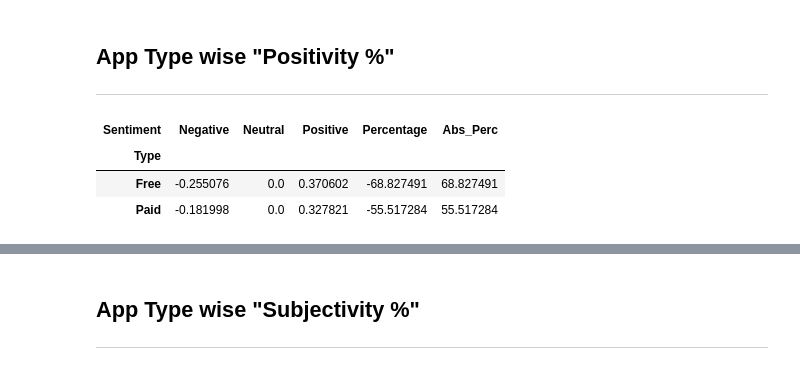
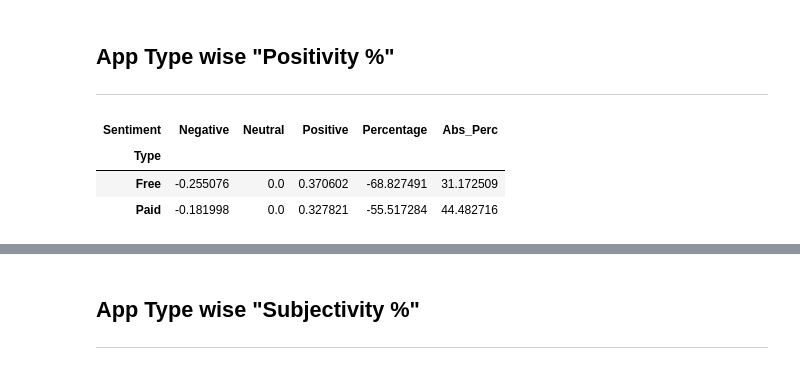
Before and after one commit to Sanddeep-K/Capstone_1_EDA_Play_Store_App_Review, a Jupyter notebook: Sandeep_K_Capstone_1_EDA_Play_Store_App_Review.ipynb, the cells around one changed output, grey strips where cells are left out. Cells and saved outputs as stored; diff of their text form; code cells hidden in the pictures.

```diff
--- a/Sandeep_K_Capstone_1_EDA_Play_Store_App_Review.ipynb
+++ b/Sandeep_K_Capstone_1_EDA_Play_Store_App_Review.ipynb
@@ -3192,14 +3247,14 @@ title = ax.set_title('Sentiment Polarity Distribution')
 # %%
 free_paid_pivot = pd.pivot_table(merg_sent_df, values='Sentiment_Polarity', index='Type', columns='Sentiment',aggfunc='mean')
 
 free_paid_pivot['Percentage'] = free_paid_pivot['Negative'] / free_paid_pivot['Positive'] *100
-free_paid_pivot['Abs_Perc'] = free_paid_pivot['Percentage'].abs()
+free_paid_pivot['Abs_Perc'] = 100 - (free_paid_pivot['Percentage'].abs())
 free_paid_pivot
 # %% [output]
 | Sentiment | Negative | Neutral | Positive | Percentage | Abs_Perc |
 | Type |  |  |  |  |  |
-| Free | -0.255076 | 0.0 | 0.370602 | -68.827491 | 68.827491 |
-| Paid | -0.181998 | 0.0 | 0.327821 | -55.517284 | 55.517284 |
+| Free | -0.255076 | 0.0 | 0.370602 | -68.827491 | 31.172509 |
+| Paid | -0.181998 | 0.0 | 0.327821 | -55.517284 | 44.482716 |
 # %%
 plot = free_paid_pivot.plot.pie(y='Abs_Perc', figsize=(5, 5))
 # %% [output]
```
Also changed, not shown: parts of 33 cells of this notebook.
